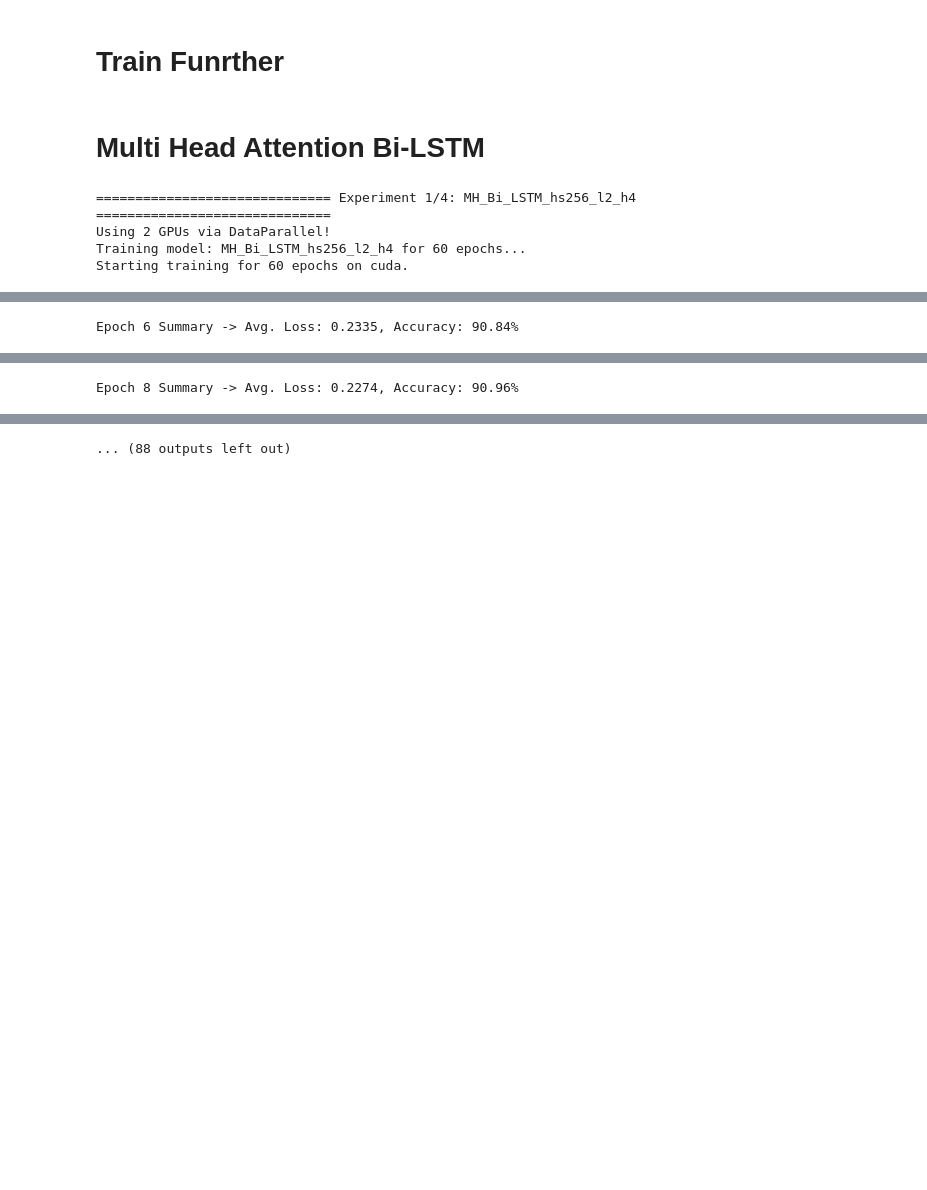
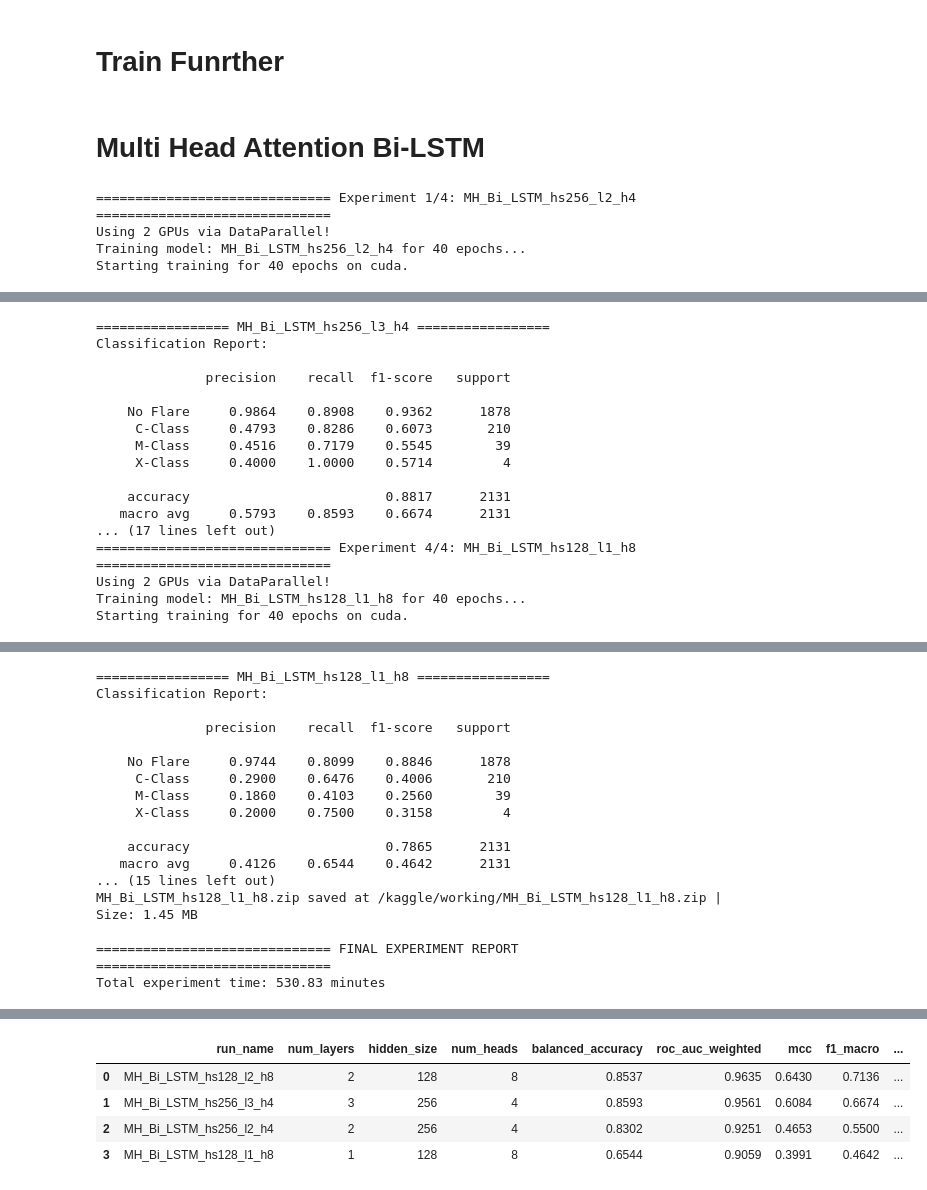
Before and after one commit to Zen-Nightshade/Solar-Flare-Prediction, a Jupyter notebook: notebooks/RNN_LSTM.ipynb, the cells around one changed output, grey strips where cells are left out. Saved outputs shown, nothing was run; the diff lists cells and outputs as text; code cells hidden in the pictures; blank space fills up the shorter version.

Commit message:
Retrained Models after Bug Fix

```diff
--- a/notebooks/RNN_LSTM.ipynb
+++ b/notebooks/RNN_LSTM.ipynb
@@ -262,4 +188,8 @@ df_gpu = ddf_train[['flare_level']].compute()  # Bring to a single CuDF on GPU
 class_counts_multi = df_gpu['flare_level'].value_counts()
 print(f"Multiclass Distribution:\n{class_counts_multi}")
 print("Note the mapping: 0=No Flare, 1=C-Class, 2=M-Class, 3=X-Class\n")
+class_counts = class_counts_multi.sort_index()
+total = class_counts.sum()
+class_weights = total / (len(class_counts) * class_counts)
+class_weights_tensor = torch.tensor(class_weights.values, dtype=torch.float32).to('cuda')
 # %% [output]
@@ -666,16 +513,15 @@ class AttentiveLSTM(nn.Module):
 def training(model, device, criterion, optimizer, train_loader, train_epochs=10, pre_epochs=0):
     print(f"Starting training for {train_epochs} epochs on {device}.")
     train_start = time.time()
+    epoch_pbar = tqdm(range(train_epochs), desc="Training Progress", unit="epoch")
 
-    for epoch in range(train_epochs):
+    for epoch in epoch_pbar:
         model.train()
         total_loss = 0.0
         all_predictions = []
         all_targets = []
 
-        pbar = tqdm(train_loader, desc=f"Epoch {pre_epochs + epoch + 1}/{pre_epochs + train_epochs}")
-
-        for features, labels in pbar:
+        for features, labels in train_loader:
             features = features.to(device)
             labels = labels.to(device)
 
@@ -691,8 +537,6 @@ def training(model, device, criterion, optimizer, train_loader, train_epochs=10,
             all_predictions.extend(predicted_classes.cpu().numpy())
             all_targets.extend(labels.cpu().numpy())
 
-            pbar.set_postfix(loss=f"{loss.item():.4f}")
-
         avg_loss = total_loss / len(train_loader)
         accuracy = accuracy_score(all_targets, all_predictions)
 
@@ -836,7 +680,7 @@ for i, config in enumerate(experiments):
     model.to(device)
 
     optimizer = torch.optim.Adam(model.parameters(), lr=config["lr"])
-    criterion = nn.CrossEntropyLoss()
+    criterion = nn.CrossEntropyLoss(weight=class_weights_tensor)
 
     print(f"Training model: {config['run_name']} for {config['epochs']} epochs...")
     training(model, device, criterion, optimizer, train, train_epochs=config["epochs"])
@@ -1037,7 +1057,7 @@ config = {
     "num_layers": 2,
     "heads": 4,
     "lr": 0.001,
-    "epochs": 60
+    "epochs": 40
 }
 experiments.append(config)
 
@@ -1049,7 +1069,7 @@ config = {
     "num_layers": 2,
     "heads": 8,
     "lr": 0.001,
-    "epochs": 60
+    "epochs": 40
 }
 experiments.append(config)
 
@@ -1061,7 +1081,7 @@ config = {
     "num_layers": 3,
     "heads": 4,
     "lr": 0.001,
-    "epochs": 60
+    "epochs": 40
 }
 experiments.append(config)
 
@@ -1073,7 +1093,7 @@ config = {
     "num_layers": 1,
     "heads": 8,
     "lr": 0.001,
-    "epochs": 60
+    "epochs": 40
 }
 experiments.append(config)
 # %%
@@ -1103,7 +1123,7 @@ for i, config in enumerate(experiments):
     model.to(device)
 
     optimizer = torch.optim.Adam(model.parameters(), lr=config["lr"])
-    criterion = nn.CrossEntropyLoss()
+    criterion = nn.CrossEntropyLoss(weight=class_weights_tensor)
 
     print(f"Training model: {config['run_name']} for {config['epochs']} epochs...")
     training(model, device, criterion, optimizer, train, train_epochs=config["epochs"])
@@ -1141,5 +1161,5 @@ results_df.to_csv("multihead_experiment_report.csv", index=False)
 # %% [output]
 ============================== Experiment 1/4: MH_Bi_LSTM_hs256_l2_h4 ==============================
 Using 2 GPUs via DataParallel!
-Training model: MH_Bi_LSTM_hs256_l2_h4 for 60 epochs...
-Starting training for 60 epochs on cuda.
+Training model: MH_Bi_LSTM_hs256_l2_h4 for 40 epochs...
+Starting training for 40 epochs on cuda.
@@ -1151 +1251,17 @@ Epoch 5 Summary -> Avg. Loss: 0.2362, Accuracy: 90.80%
-Epoch 6 Summary -> Avg. Loss: 0.2335, Accuracy: 90.84%
+================= MH_Bi_LSTM_hs256_l3_h4 =================
+Classification Report:
+
+              precision    recall  f1-score   support
+
+    No Flare     0.9864    0.8908    0.9362      1878
+     C-Class     0.4793    0.8286    0.6073       210
+     M-Class     0.4516    0.7179    0.5545        39
+     X-Class     0.4000    1.0000    0.5714         4
+
+    accuracy                         0.8817      2131
+   macro avg     0.5793    0.8593    0.6674      2131
+... (17 lines left out)
+============================== Experiment 4/4: MH_Bi_LSTM_hs128_l1_h8 ==============================
+Using 2 GPUs via DataParallel!
+Training model: MH_Bi_LSTM_hs128_l1_h8 for 40 epochs...
+Starting training for 40 epochs on cuda.
@@ -1153 +1285,17 @@ Epoch 7 Summary -> Avg. Loss: 0.2330, Accuracy: 90.89%
-Epoch 8 Summary -> Avg. Loss: 0.2274, Accuracy: 90.96%
+================= MH_Bi_LSTM_hs128_l1_h8 =================
+Classification Report:
+
+              precision    recall  f1-score   support
+
+    No Flare     0.9744    0.8099    0.8846      1878
+     C-Class     0.2900    0.6476    0.4006       210
+     M-Class     0.1860    0.4103    0.2560        39
+     X-Class     0.2000    0.7500    0.3158         4
+
+    accuracy                         0.7865      2131
+   macro avg     0.4126    0.6544    0.4642      2131
+... (15 lines left out)
+MH_Bi_LSTM_hs128_l1_h8.zip saved at /kaggle/working/MH_Bi_LSTM_hs128_l1_h8.zip | Size: 1.45 MB
+
+============================== FINAL EXPERIMENT REPORT ==============================
+Total experiment time: 530.83 minutes
@@ -1157 +1302,5 @@ Epoch 11 Summary -> Avg. Loss: 0.2222, Accuracy: 91.19%
-... (88 outputs left out)
+|  | run_name | num_layers | hidden_size | num_heads | balanced_accuracy | roc_auc_weighted | mcc | f1_macro | ... |
+| 0 | MH_Bi_LSTM_hs128_l2_h8 | 2 | 128 | 8 | 0.8537 | 0.9635 | 0.6430 | 0.7136 | ... |
+| 1 | MH_Bi_LSTM_hs256_l3_h4 | 3 | 256 | 4 | 0.8593 | 0.9561 | 0.6084 | 0.6674 | ... |
+| 2 | MH_Bi_LSTM_hs256_l2_h4 | 2 | 256 | 4 | 0.8302 | 0.9251 | 0.4653 | 0.5500 | ... |
+| 3 | MH_Bi_LSTM_hs128_l1_h8 | 1 | 128 | 8 | 0.6544 | 0.9059 | 0.3991 | 0.4642 | ... |
```
Also changed, not shown: parts of 17 cells of this notebook, 35 other files.
